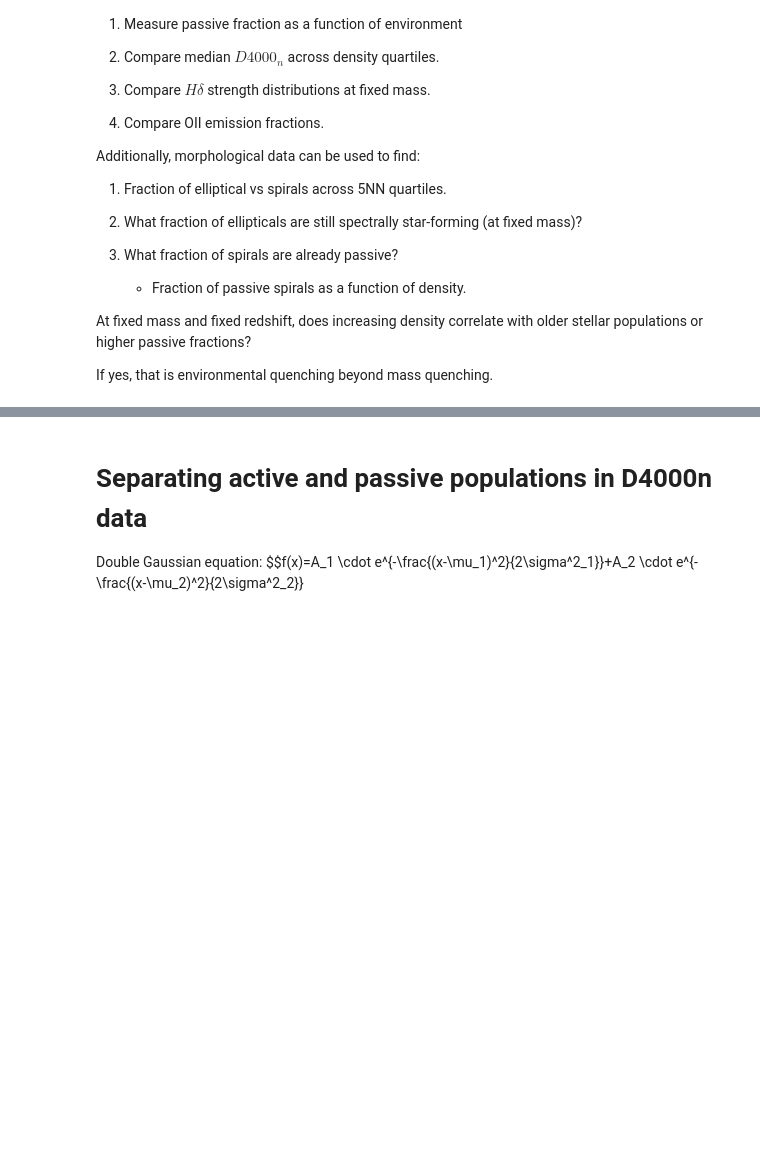
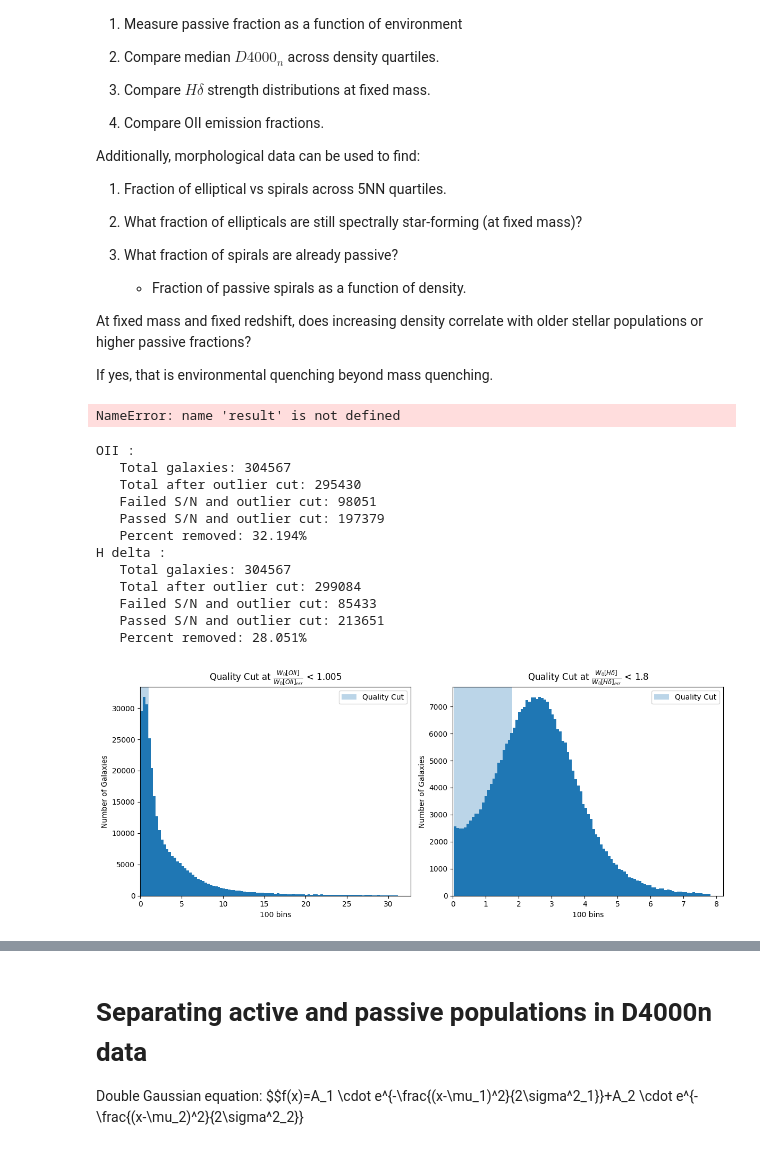
Before and after one commit to maraMaraschino/capstone-project, a Jupyter notebook: timescapes-notebook.ipynb, the cells around one changed output, grey strips where cells are left out. Saved outputs shown, nothing was run; the diff lists cells and outputs as text; code cells hidden in the pictures; blank space fills up the shorter version.

```diff
--- a/timescapes-notebook.ipynb
+++ b/timescapes-notebook.ipynb
@@ -1001,3 +1001,58 @@ Additionally, morphological data can be used to find:
 At fixed mass and fixed redshift, does increasing density correlate with older stellar populations or higher passive fractions?
 
 If yes, that is environmental quenching beyond mass quenching.
+# %%
+# Build base arrays for OII, Hdelta, and D4000n
+def build_arrays(result, dict_key):
+    oii_vals        = []
+    oii_err_vals    = []
+
+    hd_vals         = []
+    hd_err_vals     = []
+
+    d4000n_vals     = []
+    d4000n_err_vals = []
+
+    galaxies = result[dict_key]
+    for _, data in galaxies.items():
+        for galaxy in data:
+            # Skip galaxies that have already failed cuts
+            if '?' in galaxy:
+                continue
+
+            oii_vals.append(galaxy['oii_EW'])
+            oii_err_vals.append(galaxy['oii_EW_err'])
+
+            hd_vals.append(galaxy['h_delta_EW'])
+            hd_err_vals.append(galaxy['h_delta_EW_err'])
+
+            d4000n_vals.append(galaxy['D4000n'])
+            d4000n_err_vals.append(galaxy['sigma_D4000n'])
+
+    oii_vals = np.array(oii_vals)
+    oii_err_vals = np.array(oii_err_vals)
+
+    hd_vals = np.array(hd_vals)
+    hd_err_vals = np.array(hd_err_vals)
+
+    d4000n_vals = np.array(d4000n_vals)
+    d4000n_err_vals = np.array(d4000n_err_vals)
+
+    # Mask where D4000n is invalid
+    finite_mask = np.isfinite(d4000n_vals)
+
+    oii_vals = oii_vals[finite_mask]
+    oii_err_vals = oii_err_vals[finite_mask]
+
+    hd_vals = hd_vals[finite_mask]
+    hd_err_vals = hd_err_vals[finite_mask]
+
+    d4000n_vals = d4000n_vals[finite_mask]
+    d4000n_err_vals = d4000n_err_vals[finite_mask]
+
+    return (oii_vals, oii_err_vals), (hd_vals, hd_err_vals), (d4000n_vals, d4000n_err_vals)
+
+
+(oii_vals, oii_err_vals), (hd_vals, hd_err_vals), (d4000n_vals, d4000n_err_vals) = build_arrays(result, 'class_dict')
+# %% [output]
+NameError: name 'result' is not defined
@@ -1003,0 +1131,23 @@ If yes, that is environmental quenching beyond mass quenching.
+# %%
+oii_line, hd_line = 'oii_EW', 'h_delta_EW'
+
+fig, (ax1, ax2) = plt.subplots(1, 2, figsize=(12, 5))
+# line, line_err, line_name, cut_ratio, low, high, bins=100, ax=None
+# (oii_vals, oii_err_vals), (hd_vals, hd_err_vals)
+_, oii_survivor_mask = plot_err_distribution_cuts(oii_vals, oii_err_vals, oii_line, 1.005, 0, 97, bins=100, ax=ax1)
+_, hd_survivor_mask = plot_err_distribution_cuts(hd_vals, hd_err_vals, hd_line, 1.8, 0.8, 99, bins=100, ax=ax2)
+plt.show()
+# %% [output]
+OII :
+   Total galaxies: 304567
+   Total after outlier cut: 295430
+   Failed S/N and outlier cut: 98051
+   Passed S/N and outlier cut: 197379
+   Percent removed: 32.194%
+H delta :
+   Total galaxies: 304567
+   Total after outlier cut: 299084
+   Failed S/N and outlier cut: 85433
+   Passed S/N and outlier cut: 213651
+   Percent removed: 28.051%
+[figure, added]
```
Also changed, not shown: parts of 3 cells of this notebook, 1 other file.
